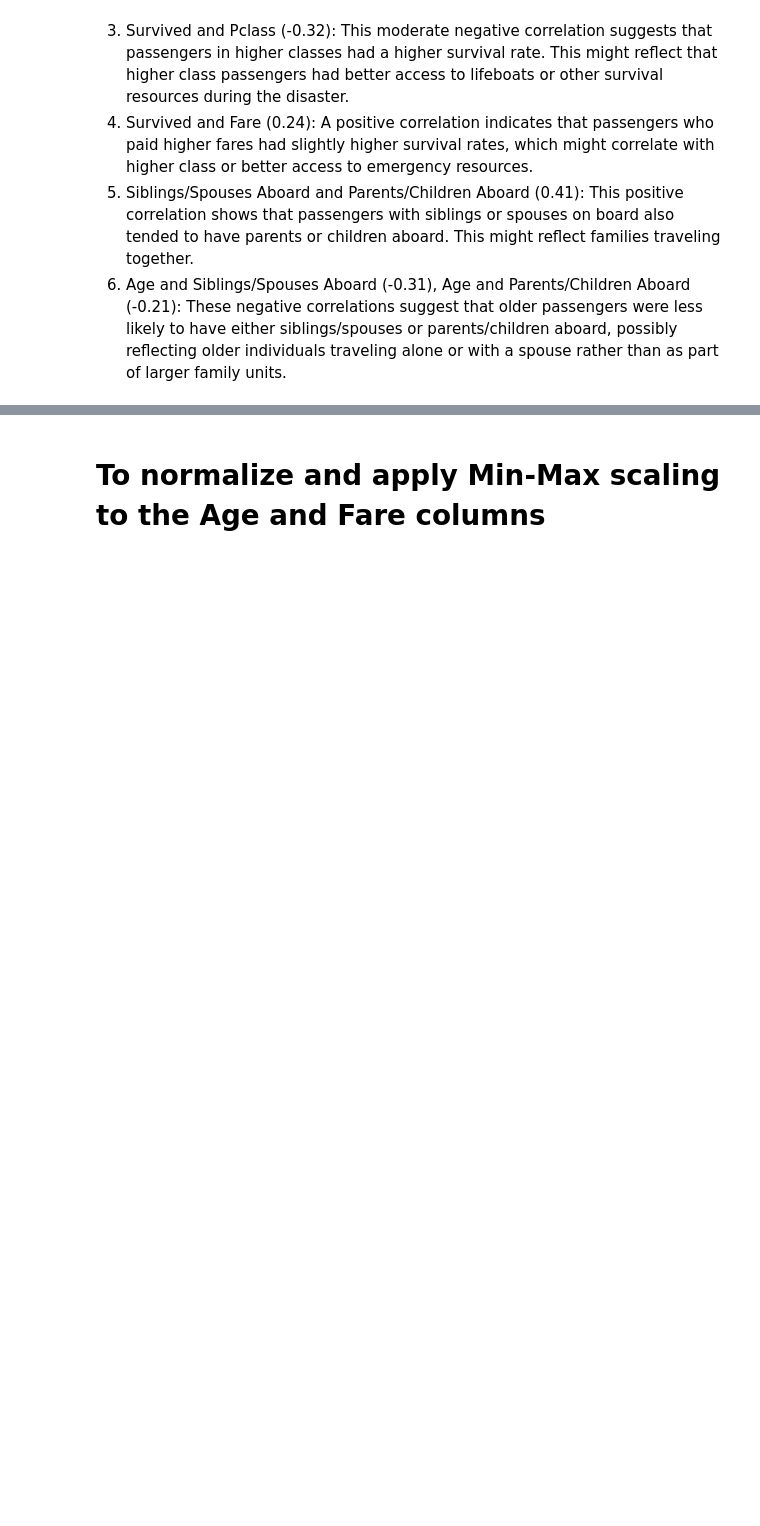
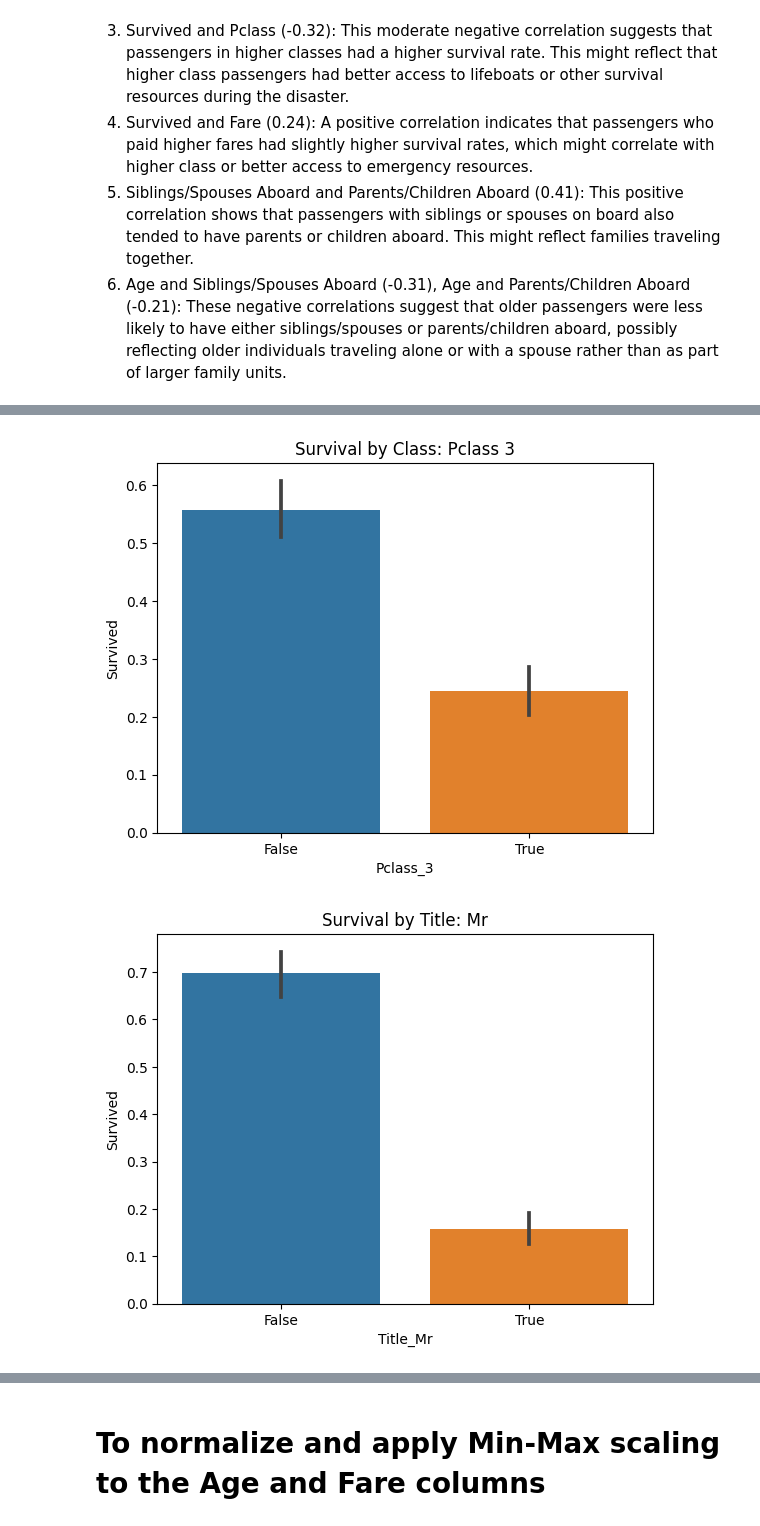
Before and after one commit to OYanez85/Data_Wrangling, a Jupyter notebook: nacho-s-titanic.ipynb, the cells around one changed output, grey strips where cells are left out. Saved outputs shown, nothing was run; the diff lists cells and outputs as text; code cells hidden in the pictures; blank space fills up the shorter version.

```diff
--- a/nacho-s-titanic.ipynb
+++ b/nacho-s-titanic.ipynb
@@ -173,0 +722,33 @@ Index(['Age', 'Fare', 'Survived', 'Pclass', 'Siblings/Spouses Aboard',
+# %%
+# Assuming categorize_fare is defined and df is your DataFrame
+df['Fare_Category'] = df['Fare'].apply(categorize_fare)
+# %%
+# Check for the column existence and create dummies if not
+if 'Pclass' in df.columns:
+    pclass_dummies = pd.get_dummies(df['Pclass'], prefix='Pclass')
+    df = pd.concat([df, pclass_dummies], axis=1)
+
+if 'Title' in df.columns:
+    title_dummies = pd.get_dummies(df['Title'], prefix='Title')
+    df = pd.concat([df, title_dummies], axis=1)
+# %%
+# Survival by Class for Pclass_3 if the dummy exists
+if 'Pclass_3' in df.columns:
+    sns.barplot(x='Pclass_3', y='Survived', data=df)
+    plt.title('Survival by Class: Pclass 3')
+    plt.show()
+
+# Survival by Title for Title_Mr if the dummy exists
+if 'Title_Mr' in df.columns:
+    sns.barplot(x='Title_Mr', y='Survived', data=df)
+    plt.title('Survival by Title: Mr')
+    plt.show()
+
+# Distribution of Ages (Ensure 'Age' column exists)
+if 'Age' in df.columns:
+    sns.histplot(df['Age'], kde=True)
+    plt.title('Age Distribution')
+    plt.show()
+# %% [output]
+[figure, added]
+[figure, added]
```
Also changed, not shown: parts of 71 cells of this notebook.
